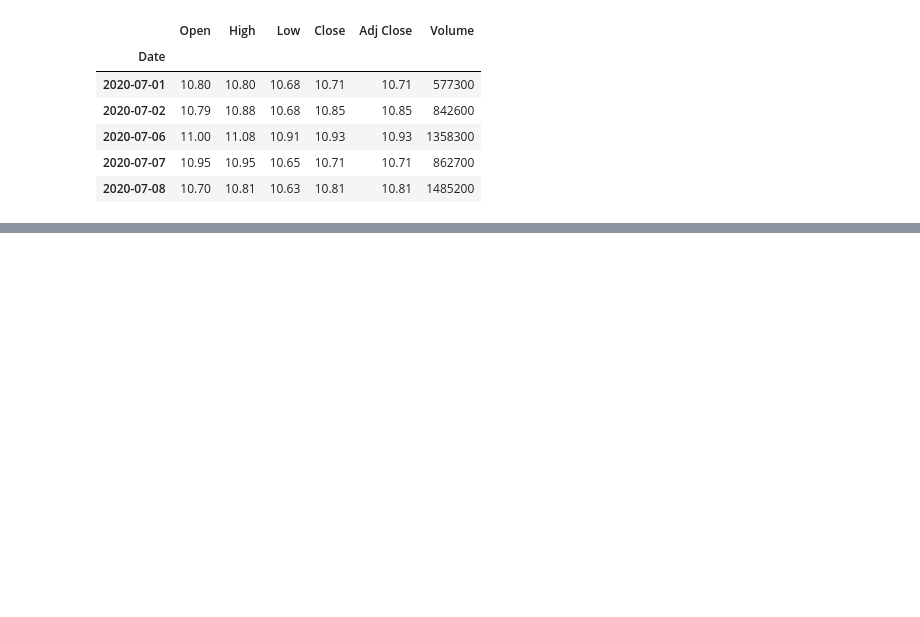
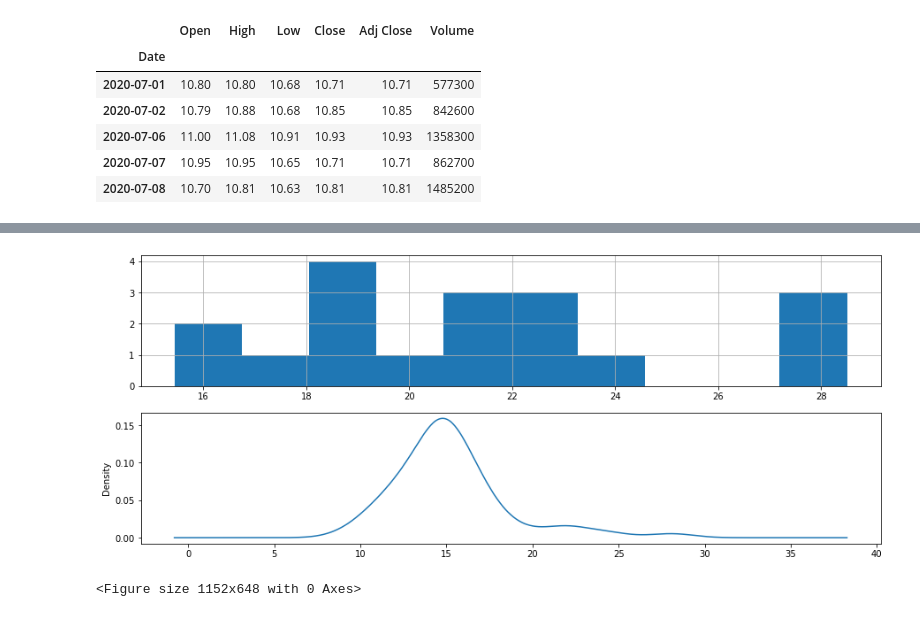
Before and after one commit to chris-kehl/dataScience, a Jupyter notebook: Project/Fisker_StockPrediction.ipynb, the cells around one changed output, grey strips where cells are left out. Cells and saved outputs as stored; diff of their text form; code cells hidden in the pictures; blank space fills up the shorter version.

```diff
--- a/Project/Fisker_StockPrediction.ipynb
+++ b/Project/Fisker_StockPrediction.ipynb
@@ -69,0 +89,11 @@ plt.show()
+# %%
+plt.figure(1, figsize=(15,6))
+plt.subplot(211)
+fsr30Days["Close"].hist()
+plt.subplot(212)
+data["Close"].plot(kind='kde')
+plt.show()
+#plt.savefig('30dayFsrHist.jpg', transparent=True)
+# %% [output]
+[figure, added]
+<Figure size 1152x648 with 0 Axes>
```
Also changed, not shown: parts of 38 cells of this notebook, 2 other files.
